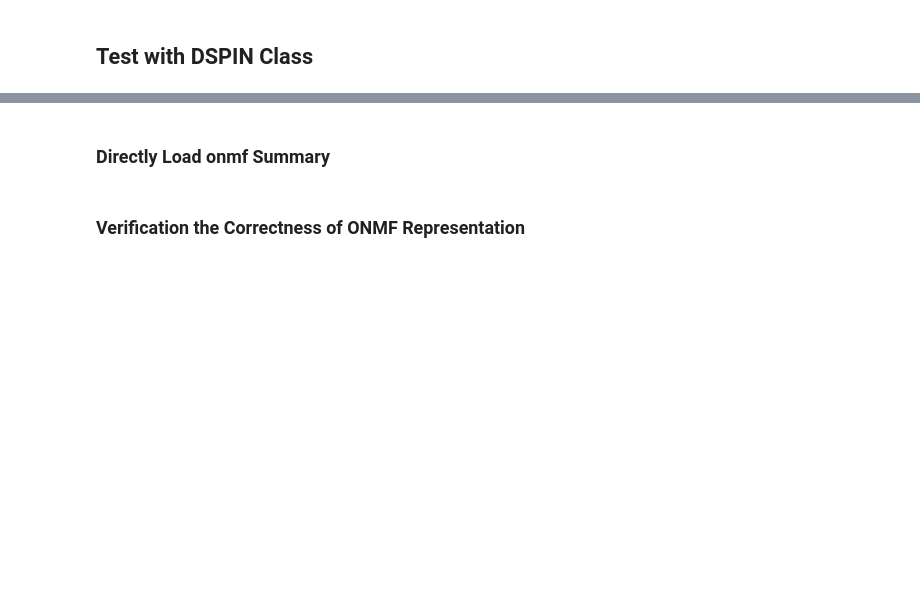
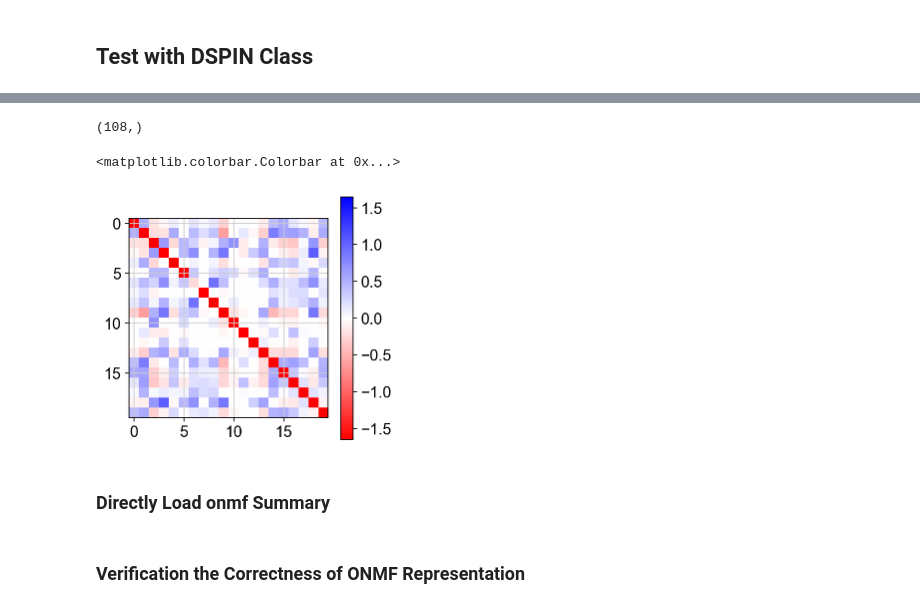
Before and after one commit to YingyGong/DSPIN-abstract, a Jupyter notebook: D_SPIN_example_single_cell_signalling.ipynb, the cells around one changed output, grey strips where cells are left out. Cells and saved outputs as stored; diff of their text form; code cells hidden in the pictures; blank space fills up the shorter version.

```diff
--- a/D_SPIN_example_single_cell_signalling.ipynb
+++ b/D_SPIN_example_single_cell_signalling.ipynb
@@ -21,7 +31,7 @@ num_spin = 20
 num_pool = num_spin
 num_repeat = 10
 task_name = "thomsonlab_signaling"
-save_path = "./test/test_signalling/"
+save_path = "./test/test090404/"
 # %% [markdown]
 ## Test with DSPIN Class
 # %%
@@ -50,5 +65,7 @@ KeyboardInterrupt:
 # %%
 example_list = ['TNFA_200ng_mL_1-COVID-1', 'IL7_50ng_mL_1-COVID-1', 'LPS_50ng_mL_1-COVID-1', 'CCL2_200ng_mL_1-COVID-1', 'CONTROL_1-COVID-1']
+# %%
+a.samplingsz = 5e6
 # %%
 a.network_infer(example_list=example_list)
 # %% [output]
@@ -55,0 +103,2 @@ AttributeError: 'DSPIN' object has no attribute 'raw_data'
+# %%
+a.raw_data = np.load('test/raw_data_c.npy', allow_pickle=True)
@@ -55,0 +107,16 @@ AttributeError: 'DSPIN' object has no attribute 'raw_data'
+# %%
+inner_matrix.shape
+# %% [output]
+(108,)
+# %%
+cur_j, cur_h = a.network, a.responses
+# %%
+sc.set_figure_params(figsize=[4, 4])
+
+j_thres = np.max(np.abs(cur_j)) / 1.5
+j_thre = 1
+plt.imshow(cur_j, cmap='bwr_r', vmin=- j_thres, vmax=j_thres)
+plt.colorbar()
+# %% [output]
+<matplotlib.colorbar.Colorbar at 0x...>
+[figure, added]
```
Also changed, not shown: parts of 8 cells of this notebook, 5 other files.
